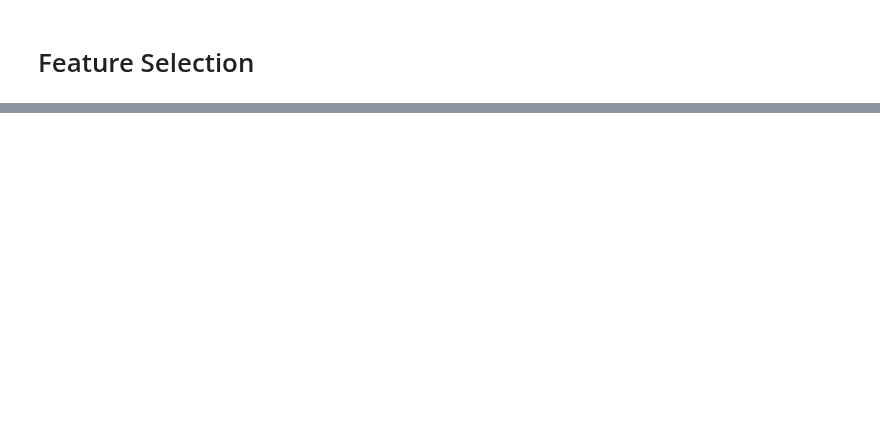
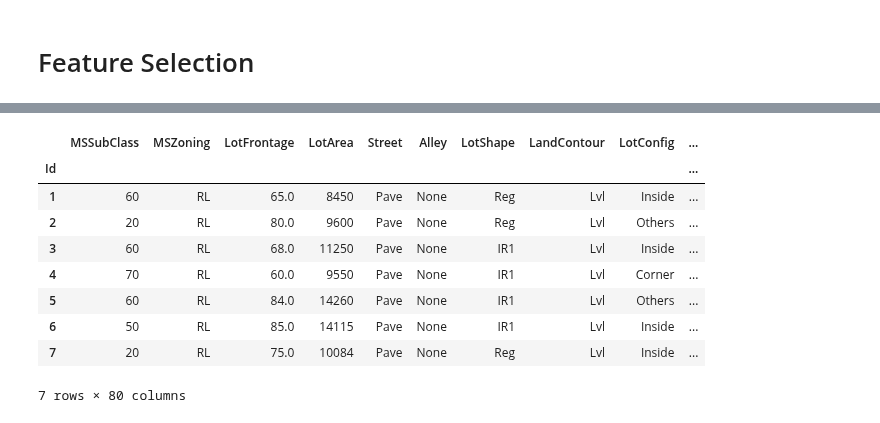
Before and after one commit to antirrabia/Data-Mining, a Jupyter notebook: notebooks/HousePrices(v.2).ipynb, the cells around one changed output, grey strips where cells are left out. Saved outputs shown, nothing was run; the diff lists cells and outputs as text; code cells hidden in the pictures; blank space fills up the shorter version.

```diff
--- a/notebooks/HousePrices(v.2).ipynb
+++ b/notebooks/HousePrices(v.2).ipynb
@@ -352,6 +354,10 @@ def make_clusters(df, col, y, n_cluster, merge=False):
     return result
 # %% [markdown]
 ## Features ingenering
+# %%
+# Before using d_tr set
+# get the new d_tr set from new_d
+d_tr = new_d[new_d['Training']].copy()
 # %%
 # Creating a new feature 'PeakMonths', 'Unfinished',
 # 'Splited', and TotalSF
@@ -585,0 +605,13 @@ new_d[1459:1461]
+# %%
+new_d.head(7)
+# %% [output]
+|  | MSSubClass | MSZoning | LotFrontage | LotArea | Street | Alley | LotShape | LandContour | LotConfig | ... |
+| Id |  |  |  |  |  |  |  |  |  | ... |
+| 1 | 60 | RL | 65.0 | 8450 | Pave | None | Reg | Lvl | Inside | ... |
+| 2 | 20 | RL | 80.0 | 9600 | Pave | None | Reg | Lvl | Others | ... |
+| 3 | 60 | RL | 68.0 | 11250 | Pave | None | IR1 | Lvl | Inside | ... |
+| 4 | 70 | RL | 60.0 | 9550 | Pave | None | IR1 | Lvl | Corner | ... |
+| 5 | 60 | RL | 84.0 | 14260 | Pave | None | IR1 | Lvl | Others | ... |
+| 6 | 50 | RL | 85.0 | 14115 | Pave | None | IR1 | Lvl | Inside | ... |
+| 7 | 20 | RL | 75.0 | 10084 | Pave | None | Reg | Lvl | Inside | ... |
+7 rows × 80 columns
```
Also changed, not shown: parts of 14 cells of this notebook.
